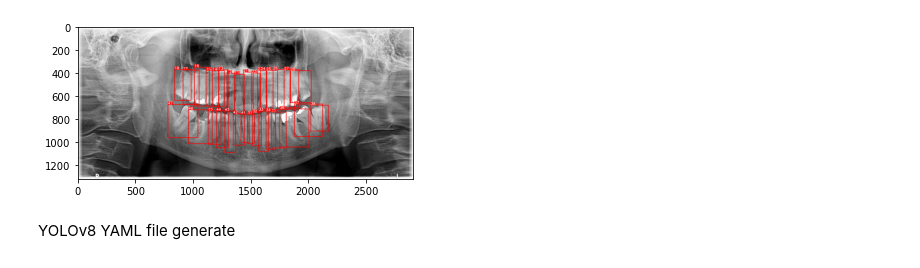
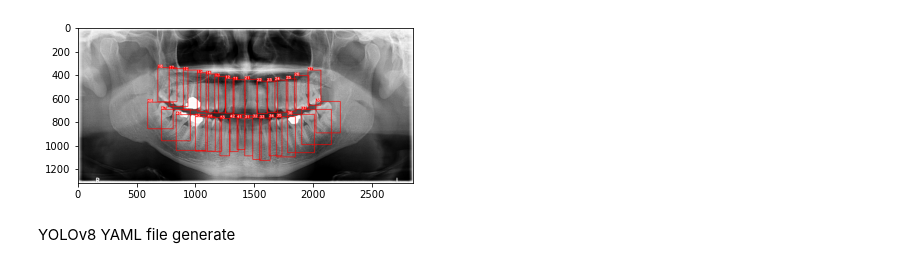
Before and after one commit to alan8365/dentist-CV, a Jupyter notebook: data/dentex_dataset.ipynb, the cells around one changed output. Saved outputs shown, nothing was run; the diff lists cells and outputs as text; code cells hidden in the pictures.

Commit message:
dataset update

```diff
--- a/data/dentex_dataset.ipynb
+++ b/data/dentex_dataset.ipynb
@@ -100,11 +100,12 @@ class DentexDataset:
         plt.imshow(im1)
         plt.show()
 
-    def yolo_yaml_gen(self):
-        path = self.task_root_dir / 'yolov8'
+    def yolo_yaml_gen(self, path=None):
+        if not path:
+            path = self.task_root_dir / 'yolov8'
 
-        image_path = path / 'image'
-        label_path = path / 'label'
+        image_path = path / 'images'
+        label_path = path / 'labels'
 
         train_image = image_path / 'train'
         val_image = image_path / 'val'
@@ -118,12 +119,12 @@ class DentexDataset:
         names_str = '\n  '.join(names)
 
         yaml_file = f'''
-        path: {path}
-        train: {train_image}
-        val: {val_image}
+path: {path}
+train: {train_image.relative_to(path)}
+val: {val_image.relative_to(path)}
 
-        names:
-          {names_str}
+names:
+  {names_str}
         '''
 
         def make_dirs(dirs):
@@ -214,12 +215,13 @@ class DentexDataset:
 # %%
 load_dotenv()
 data_dir = Path(os.getenv('DATASET_DIR')) / 'DENTEX CHALLENGE 2023'
 
-a = DentexDataset(root_dir=data_dir)
+a = DentexDataset(root_dir=data_dir, sample=True)
 
 # a.annotations
-a.plot('train_172.png')
+image_name = a.annotations.index[0]
+a.plot(image_name)
 # %% [output]
-[figure, old version]
+[figure, new version]
 # %% [markdown]
 YOLOv8 YAML file generate
```
Also changed, not shown: parts of 3 cells of this notebook, 2 other files.
